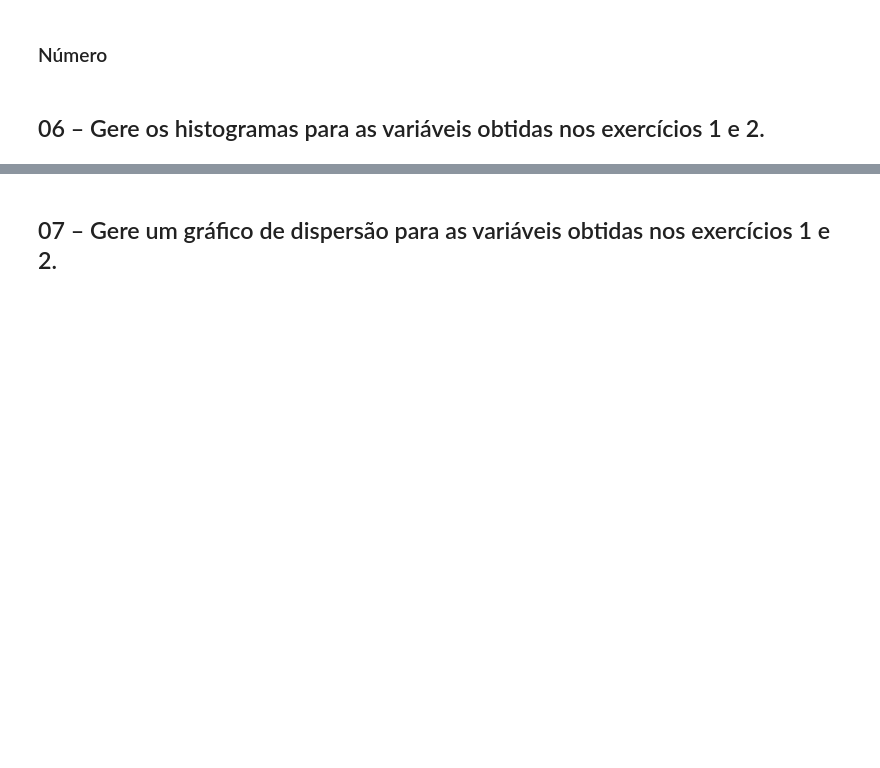
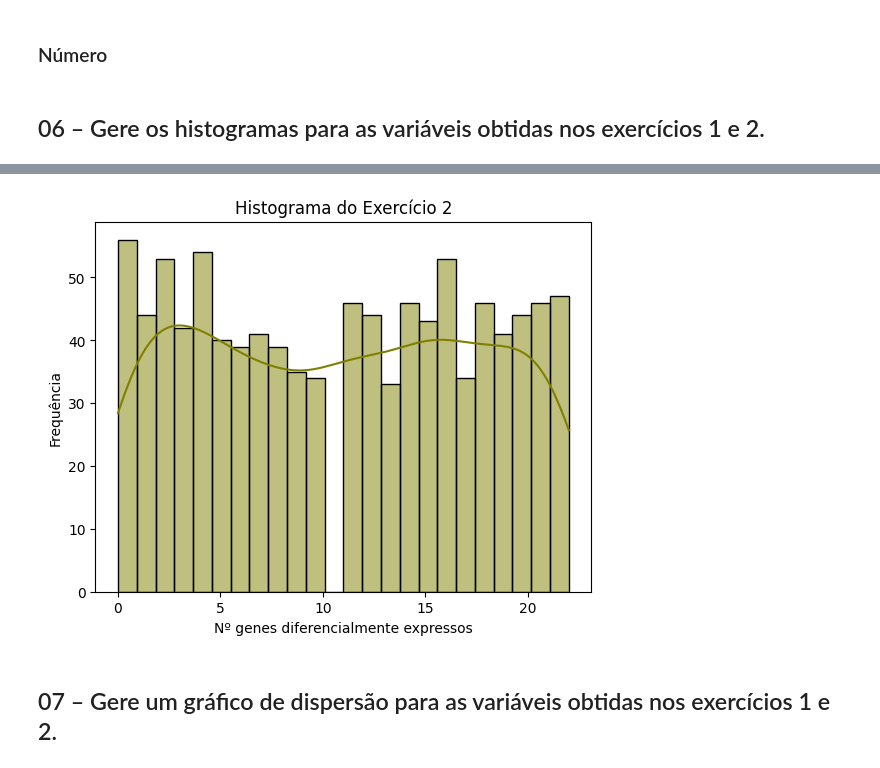
Before and after one commit to R-Zurik/PythonBasico_Disciplina, a Jupyter notebook: Exercícios/14-Variáveis_Quantitativas_2026-03-31.ipynb, the cells around one changed output, grey strips where cells are left out. Saved outputs shown, nothing was run; the diff lists cells and outputs as text; code cells hidden in the pictures; blank space fills up the shorter version.

```diff
--- a/Exercícios/14-Variáveis_Quantitativas_2026-03-31.ipynb
+++ b/Exercícios/14-Variáveis_Quantitativas_2026-03-31.ipynb
@@ -93,2 +247,15 @@ Obtenha a tabela de frequência das variáveis criadas nos exercícios 1 e 2.
+# %%
+# Histograma do exercício 2
+sns.histplot(
+    x = df_pac["Nº genes diferencialmente expressos"],
+    kde = True,
+    bins = 24,
+    color = "olive"
+)
+plt.title("Histograma do Exercício 2")
+plt.ylabel("Frequência")
+plt.show()
+# %% [output]
+[figure, added]
 # %% [markdown]
 ## 07 – Gere um gráfico de dispersão para as variáveis obtidas nos exercícios 1 e 2.
```
Also changed, not shown: parts of 19 cells of this notebook.
